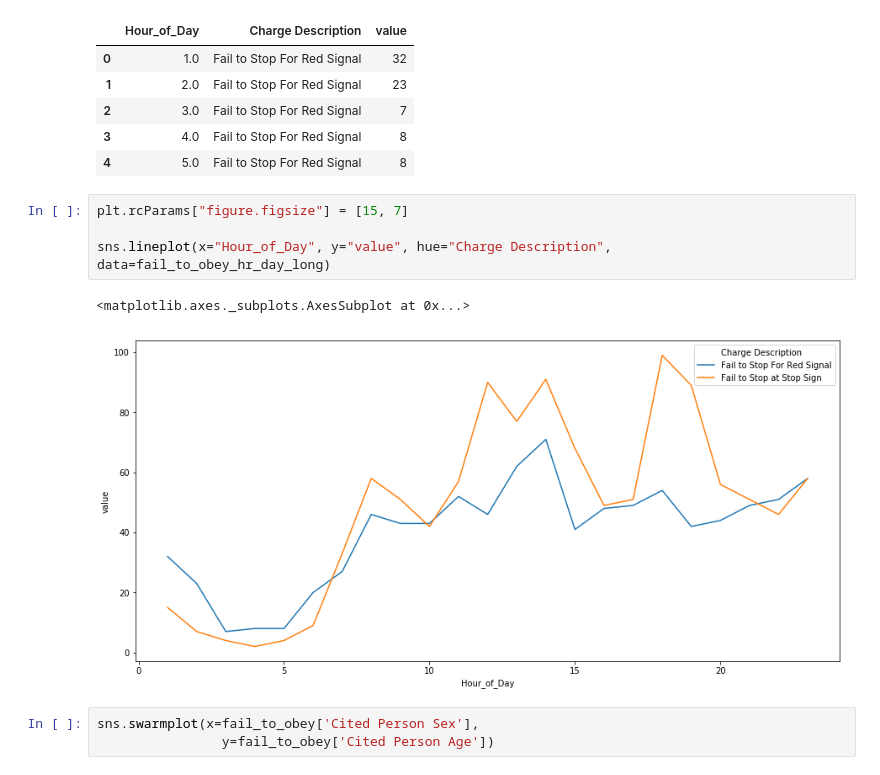
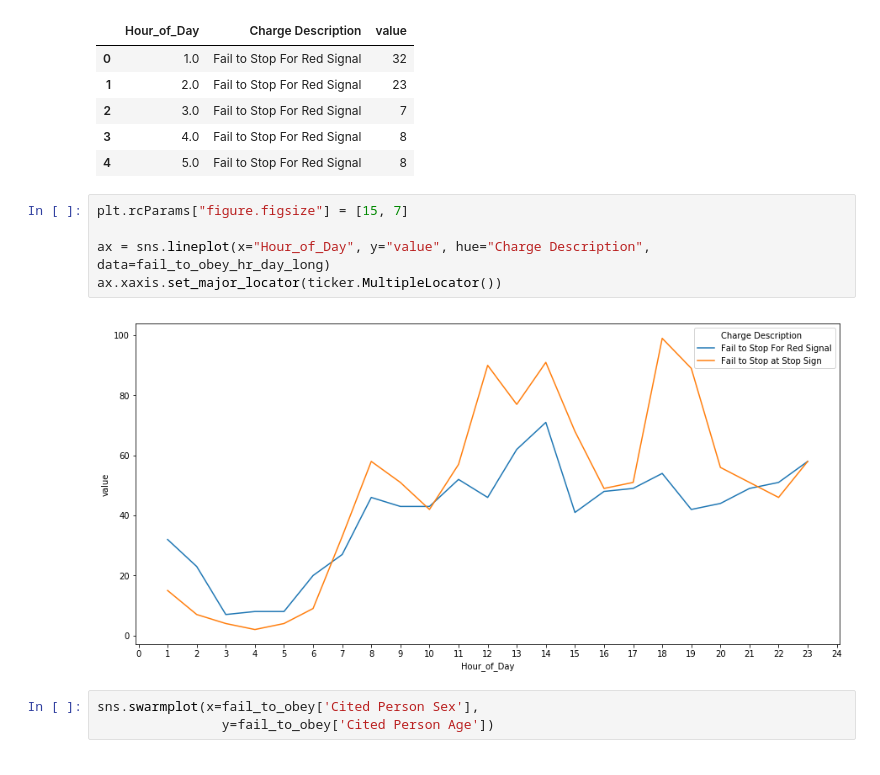
Before and after one commit to mrkjhsn/City-of-Scottsdale-Citations, a Jupyter notebook: Failure_To_Stop_Visualization.ipynb, the cells around one changed output. Cells and saved outputs as stored; diff of their text form.

```diff
--- a/Failure_To_Stop_Visualization.ipynb
+++ b/Failure_To_Stop_Visualization.ipynb
@@ -75,10 +69,10 @@ fail_to_obey_hr_day_long.head()
 # %%
 plt.rcParams["figure.figsize"] = [15, 7]
 
-sns.lineplot(x="Hour_of_Day", y="value", hue="Charge Description", data=fail_to_obey_hr_day_long)
+ax = sns.lineplot(x="Hour_of_Day", y="value", hue="Charge Description", data=fail_to_obey_hr_day_long)
+ax.xaxis.set_major_locator(ticker.MultipleLocator())
 # %% [output]
-<matplotlib.axes._subplots.AxesSubplot at 0x...>
-[figure, old version]
+[figure, new version]
 # %%
 sns.swarmplot(x=fail_to_obey['Cited Person Sex'],
                 y=fail_to_obey['Cited Person Age'])
```
Also changed, not shown: parts of 1 cell of this notebook.
